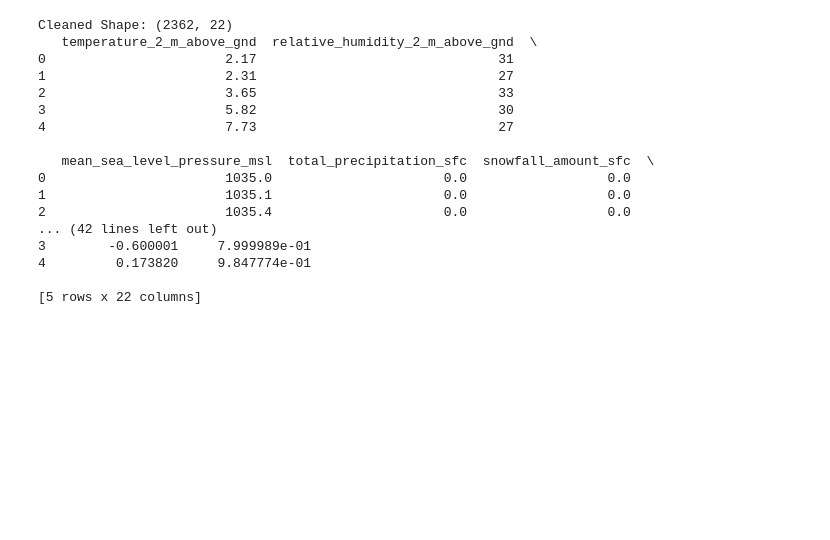
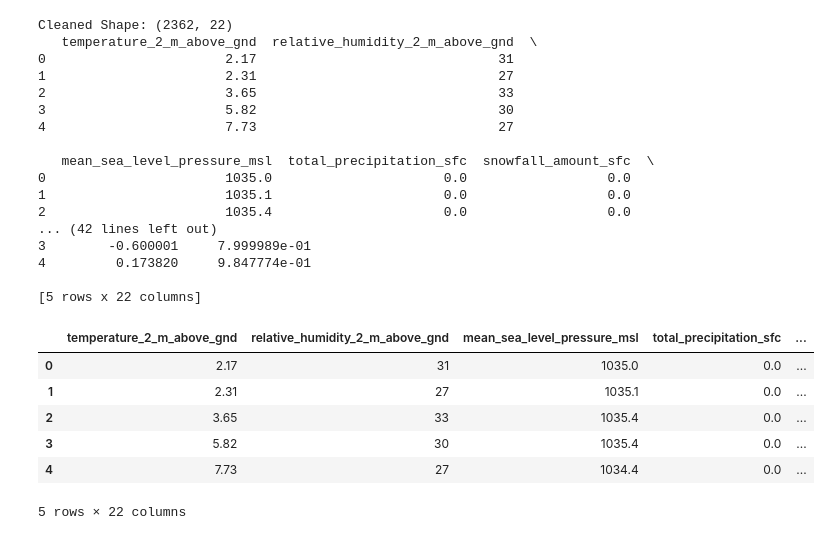
Before and after one commit to Anirudh-020505/Solar-Energy-Forecasting, a Jupyter notebook: solarForecasting.ipynb, the cells around one changed output. Drawn from its saved outputs; the diff is of its cells as text; code cells hidden in the pictures; blank space fills up the shorter version.

```diff
--- a/solarForecasting.ipynb
+++ b/solarForecasting.ipynb
@@ -101,3 +101,13 @@ Cleaned Shape: (2362, 22)
 4         0.173820     9.847774e-01
 
 [5 rows x 22 columns]
+# %%
+ df.head()
+# %% [output]
+|  | temperature_2_m_above_gnd | relative_humidity_2_m_above_gnd | mean_sea_level_pressure_msl | total_precipitation_sfc | ... |
+| 0 | 2.17 | 31 | 1035.0 | 0.0 | ... |
+| 1 | 2.31 | 27 | 1035.1 | 0.0 | ... |
+| 2 | 3.65 | 33 | 1035.4 | 0.0 | ... |
+| 3 | 5.82 | 30 | 1035.4 | 0.0 | ... |
+| 4 | 7.73 | 27 | 1034.4 | 0.0 | ... |
+5 rows × 22 columns
```
Also changed, not shown: parts of 12 cells of this notebook.
